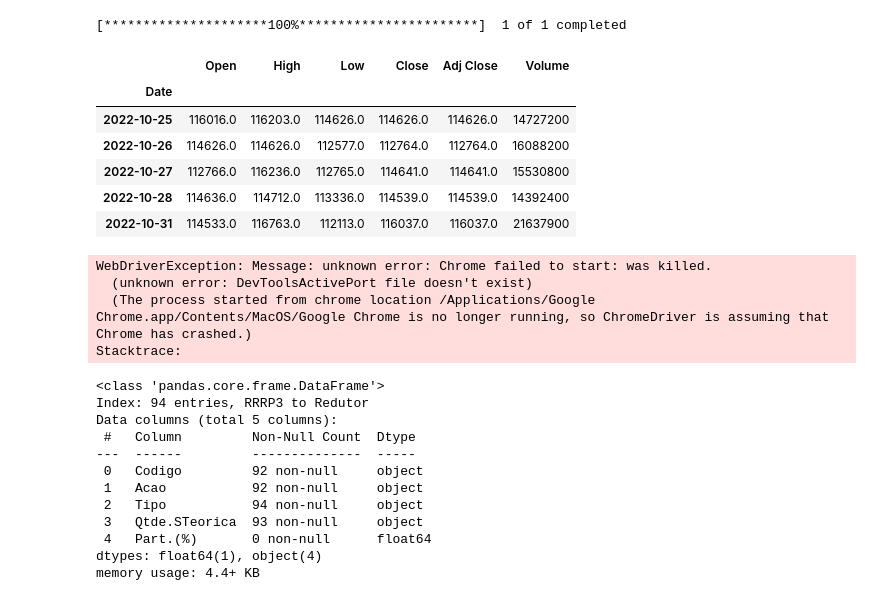
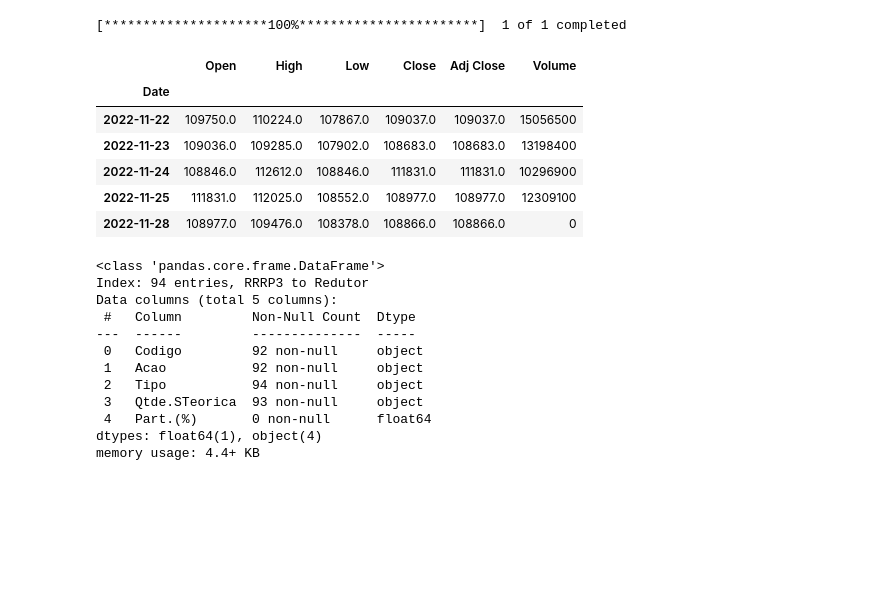
Before and after one commit to Juliocwb/PosMapa, a Jupyter notebook: Bolsab3/Mapab3.ipynb, the cells around one changed output. Cells and saved outputs as stored; diff of their text form; code cells hidden in the pictures; blank space fills up the shorter version.

```diff
--- a/Bolsab3/Mapab3.ipynb
+++ b/Bolsab3/Mapab3.ipynb
@@ -11,24 +11,24 @@ import datetime
 import random
 # %%
 yf.pdr_override()
-start = datetime.datetime(2009, 1, 1)
-end = datetime.datetime(2022, 11, 1)
+start = datetime.datetime(2022, 1, 1)
+end = datetime.datetime(2022, 11, 29)
 
 df_ibov = web.get_data_yahoo('^BVSP',start,end)
 
 df_ibov.tail()
 # %% [output]
 [*********************100%***********************]  1 of 1 completed
 |  | Open | High | Low | Close | Adj Close | Volume |
 | Date |  |  |  |  |  |  |
-| 2022-10-25 | 116016.0 | 116203.0 | 114626.0 | 114626.0 | 114626.0 | 14727200 |
-| 2022-10-26 | 114626.0 | 114626.0 | 112577.0 | 112764.0 | 112764.0 | 16088200 |
-| 2022-10-27 | 112766.0 | 116236.0 | 112765.0 | 114641.0 | 114641.0 | 15530800 |
-| 2022-10-28 | 114636.0 | 114712.0 | 113336.0 | 114539.0 | 114539.0 | 14392400 |
-| 2022-10-31 | 114533.0 | 116763.0 | 112113.0 | 116037.0 | 116037.0 | 21637900 |
+| 2022-11-22 | 109750.0 | 110224.0 | 107867.0 | 109037.0 | 109037.0 | 15056500 |
+| 2022-11-23 | 109036.0 | 109285.0 | 107902.0 | 108683.0 | 108683.0 | 13198400 |
+| 2022-11-24 | 108846.0 | 112612.0 | 108846.0 | 111831.0 | 111831.0 | 10296900 |
+| 2022-11-25 | 111831.0 | 112025.0 | 108552.0 | 108977.0 | 108977.0 | 12309100 |
+| 2022-11-28 | 108977.0 | 109476.0 | 108378.0 | 108866.0 | 108866.0 | 0 |
 # %%
 options = webdriver.ChromeOptions()
-prefs ={"download.default_directory":"Users/juliocarvalho/Downloads/"}
+prefs ={"download.default_directory":"Users/juliocarvalho/Desktop/PosMapa/Bolsab3"}
 
 options.add_experimental_option("prefs",prefs)
 driver = webdriver.Chrome(executable_path='/usr/local/bin/chromedriver', chrome_options=options)
@@ -40,11 +40,6 @@ btn_download.click()
 time.sleep(3)
 
 driver.close()
-# %% [output]
-WebDriverException: Message: unknown error: Chrome failed to start: was killed.
-  (unknown error: DevToolsActivePort file doesn't exist)
-  (The process started from chrome location /Applications/Google Chrome.app/Contents/MacOS/Google Chrome is no longer running, so ChromeDriver is assuming that Chrome has crashed.)
-Stacktrace:
 # %%
 df = pd.read_csv("/Users/juliocarvalho/Desktop/PosMapa/Bolsab3/IBOVDia_10-11-22.csv",error_bad_lines=False, sep=';', skiprows=1)
 df.head()
```
Also changed, not shown: parts of 20 cells of this notebook, 5 other files.
